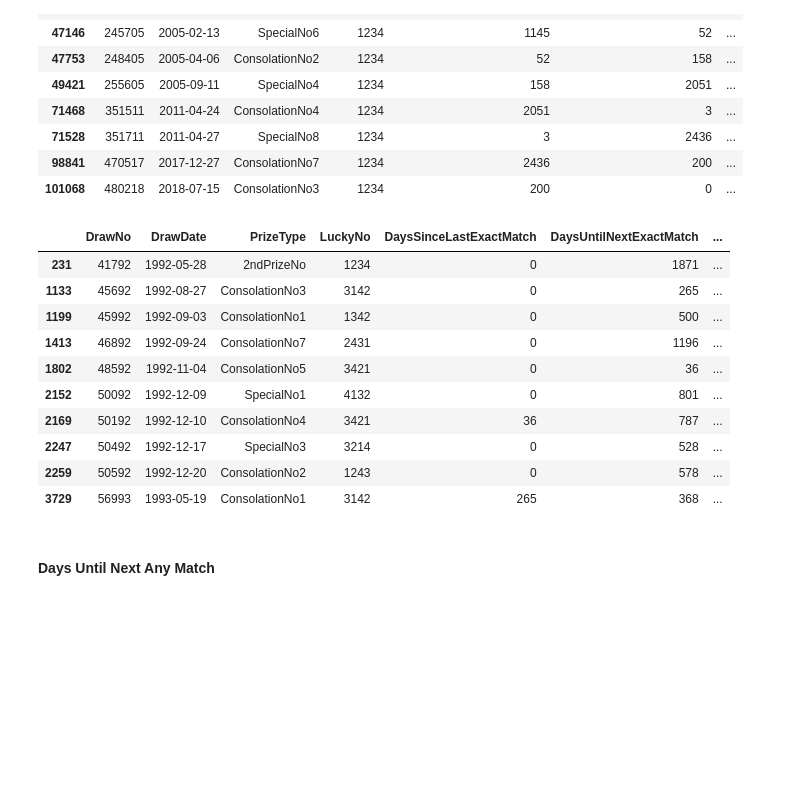
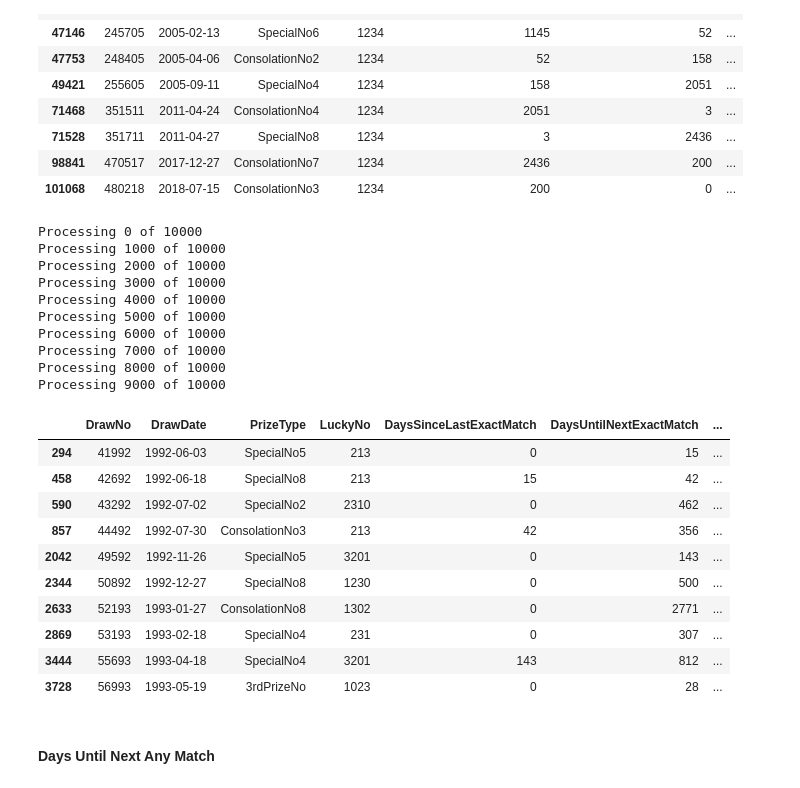
Before and after one commit to mengwangk/dl-projects, a Jupyter notebook: number_features.ipynb, the cells around one changed output. Cells and saved outputs as stored; diff of their text form; code cells hidden in the pictures; blank space fills up the shorter version.

```diff
--- a/number_features.ipynb
+++ b/number_features.ipynb
@@ -285,24 +285,35 @@ display(df[df.LuckyNo==1234])
 | 98841 | 470517 | 2017-12-27 | ConsolationNo7 | 1234 | 2436 | 200 | ... |
 | 101068 | 480218 | 2018-07-15 | ConsolationNo3 | 1234 | 200 | 0 | ... |
 # %%
-# for no in range(0, 1000):
-#     if no % 1000 == 0:
-#         print('Processing %s of 10000' % str(no))
-#     get_elapsed_days(df, no, 'DaysSinceLastAnyMatch', any_match)
+for no in range(0, TOTAL_NUMBERS):
+    if no % 1000 == 0:
+        print('Processing %s of 10000' % str(no))
+    get_elapsed_days(df, no, 'DaysSinceLastAnyMatch', any_match)
 
-get_elapsed_days(df, 1234, 'DaysSinceLastAnyMatch', any_match)
-display(df[df.LuckyNo.isin(get_permutations(1234))].head(10))
+# get_elapsed_days(df, 1234, 'DaysSinceLastAnyMatch', any_match)
+
+display(df[df.LuckyNo.isin(get_permutations(123))].head(10))
 # %% [output]
+Processing 0 of 10000
+Processing 1000 of 10000
+Processing 2000 of 10000
+Processing 3000 of 10000
+Processing 4000 of 10000
+Processing 5000 of 10000
+Processing 6000 of 10000
+Processing 7000 of 10000
+Processing 8000 of 10000
+Processing 9000 of 10000
 |  | DrawNo | DrawDate | PrizeType | LuckyNo | DaysSinceLastExactMatch | DaysUntilNextExactMatch | ... |
-| 231 | 41792 | 1992-05-28 | 2ndPrizeNo | 1234 | 0 | 1871 | ... |
-| 1133 | 45692 | 1992-08-27 | ConsolationNo3 | 3142 | 0 | 265 | ... |
-| 1199 | 45992 | 1992-09-03 | ConsolationNo1 | 1342 | 0 | 500 | ... |
-| 1413 | 46892 | 1992-09-24 | ConsolationNo7 | 2431 | 0 | 1196 | ... |
-| 1802 | 48592 | 1992-11-04 | ConsolationNo5 | 3421 | 0 | 36 | ... |
-| 2152 | 50092 | 1992-12-09 | SpecialNo1 | 4132 | 0 | 801 | ... |
-| 2169 | 50192 | 1992-12-10 | ConsolationNo4 | 3421 | 36 | 787 | ... |
-| 2247 | 50492 | 1992-12-17 | SpecialNo3 | 3214 | 0 | 528 | ... |
-| 2259 | 50592 | 1992-12-20 | ConsolationNo2 | 1243 | 0 | 578 | ... |
-| 3729 | 56993 | 1993-05-19 | ConsolationNo1 | 3142 | 265 | 368 | ... |
+| 294 | 41992 | 1992-06-03 | SpecialNo5 | 213 | 0 | 15 | ... |
+| 458 | 42692 | 1992-06-18 | SpecialNo8 | 213 | 15 | 42 | ... |
+| 590 | 43292 | 1992-07-02 | SpecialNo2 | 2310 | 0 | 462 | ... |
+| 857 | 44492 | 1992-07-30 | ConsolationNo3 | 213 | 42 | 356 | ... |
+| 2042 | 49592 | 1992-11-26 | SpecialNo5 | 3201 | 0 | 143 | ... |
+| 2344 | 50892 | 1992-12-27 | SpecialNo8 | 1230 | 0 | 500 | ... |
+| 2633 | 52193 | 1993-01-27 | ConsolationNo8 | 1302 | 0 | 2771 | ... |
+| 2869 | 53193 | 1993-02-18 | SpecialNo4 | 231 | 0 | 307 | ... |
+| 3444 | 55693 | 1993-04-18 | SpecialNo4 | 3201 | 143 | 812 | ... |
+| 3728 | 56993 | 1993-05-19 | 3rdPrizeNo | 1023 | 0 | 28 | ... |
 # %% [markdown]
 #### Days Until Next Any Match
```
Also changed, not shown: parts of 22 cells of this notebook.
